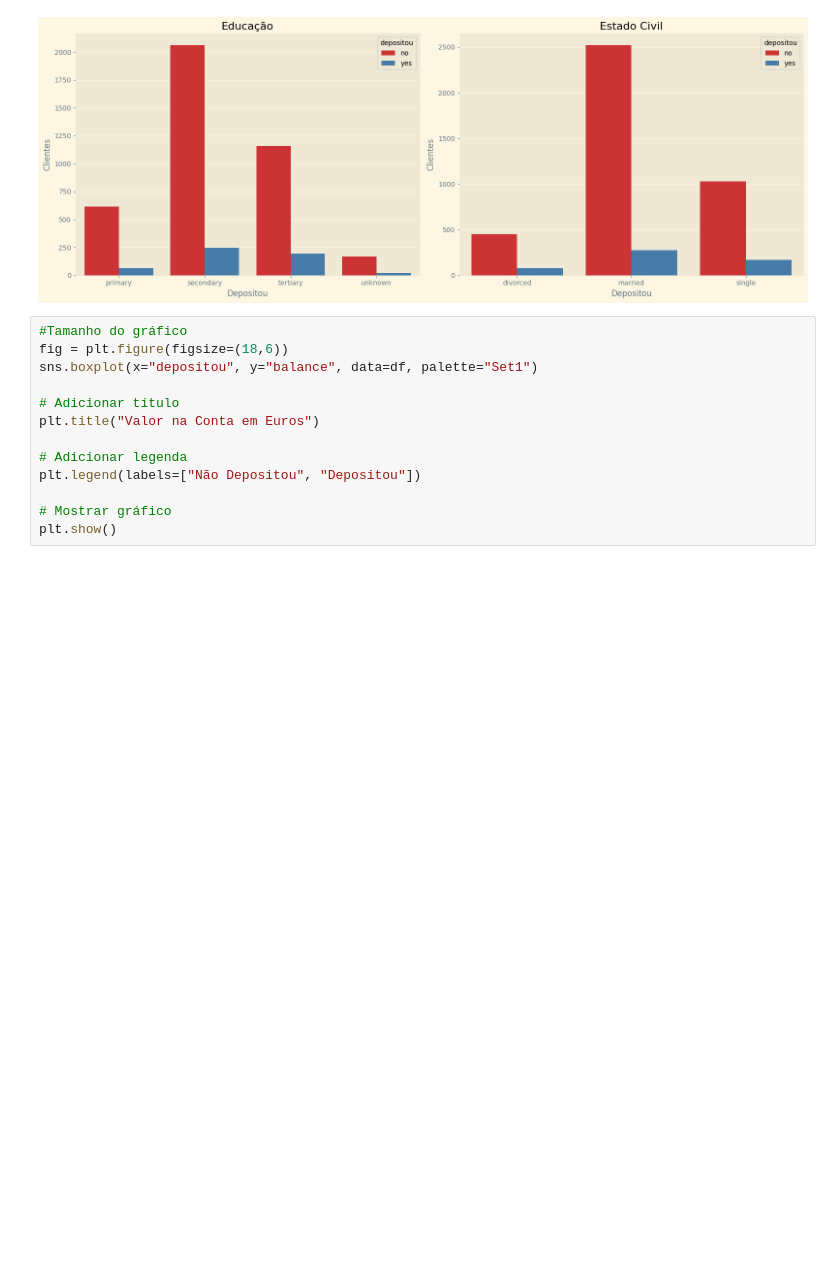
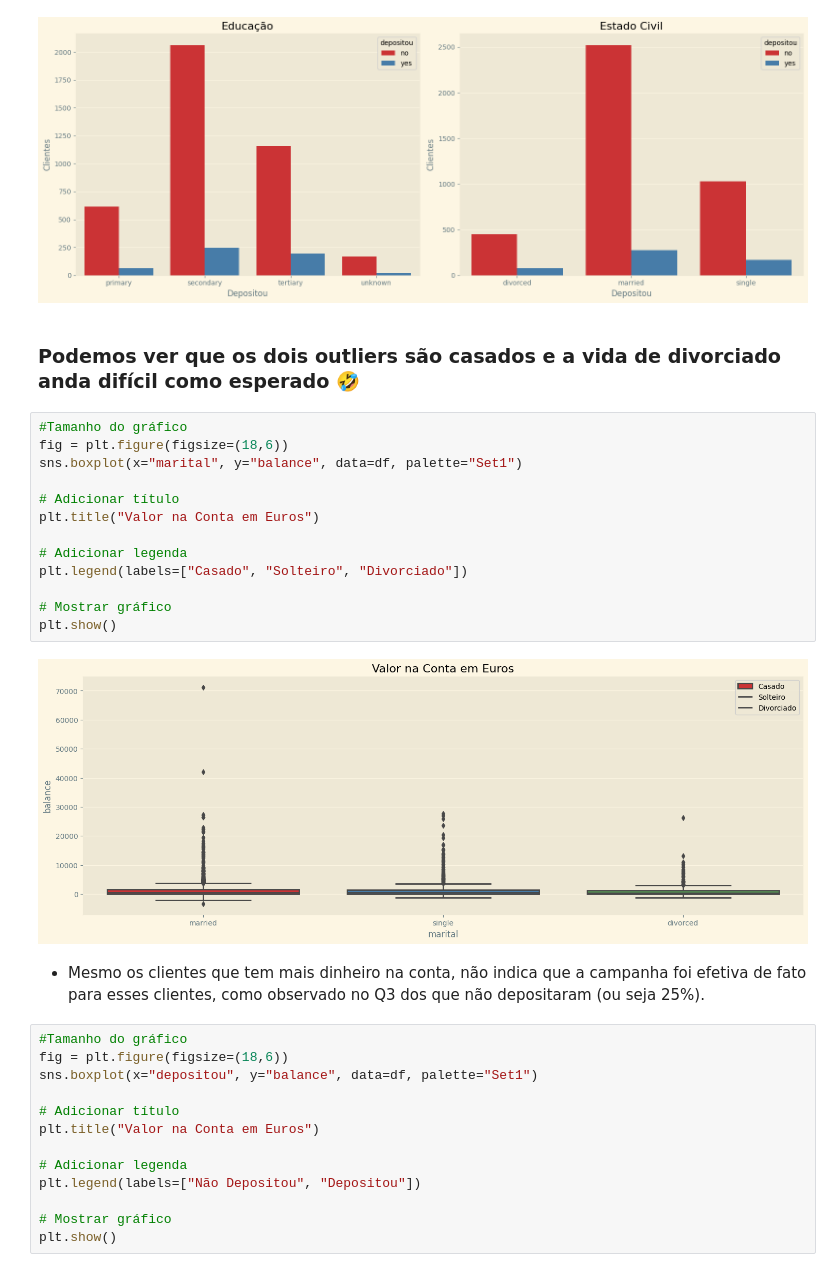
Before and after one commit to felipefagion/bank_machine_learning, a Jupyter notebook: ProjetoMl.ipynb, the cells around one changed output. Saved outputs shown, nothing was run; the diff lists cells and outputs as text; blank space fills up the shorter version.

```diff
--- a/ProjetoMl.ipynb
+++ b/ProjetoMl.ipynb
@@ -322,6 +337,25 @@ plt.tight_layout()
 plt.show()
 # %% [output]
 [figure]
+# %% [markdown]
+### Podemos ver que os dois outliers são casados e a vida de divorciado anda difícil como esperado 🤣
+# %%
+#Tamanho do gráfico
+fig = plt.figure(figsize=(18,6))
+sns.boxplot(x="marital", y="balance", data=df, palette="Set1")
+
+# Adicionar título
+plt.title("Valor na Conta em Euros")
+
+# Adicionar legenda
+plt.legend(labels=["Casado", "Solteiro", "Divorciado"])
+
+# Mostrar gráfico
+plt.show()
+# %% [output]
+[figure, added]
+# %% [markdown]
+- Mesmo os clientes que tem mais dinheiro na conta, não indica que a campanha foi efetiva de fato para esses clientes, como observado  no Q3 dos que não depositaram (ou seja 25%).
 # %%
 #Tamanho do gráfico
 fig = plt.figure(figsize=(18,6))
```
Also changed, not shown: parts of 23 cells of this notebook.
